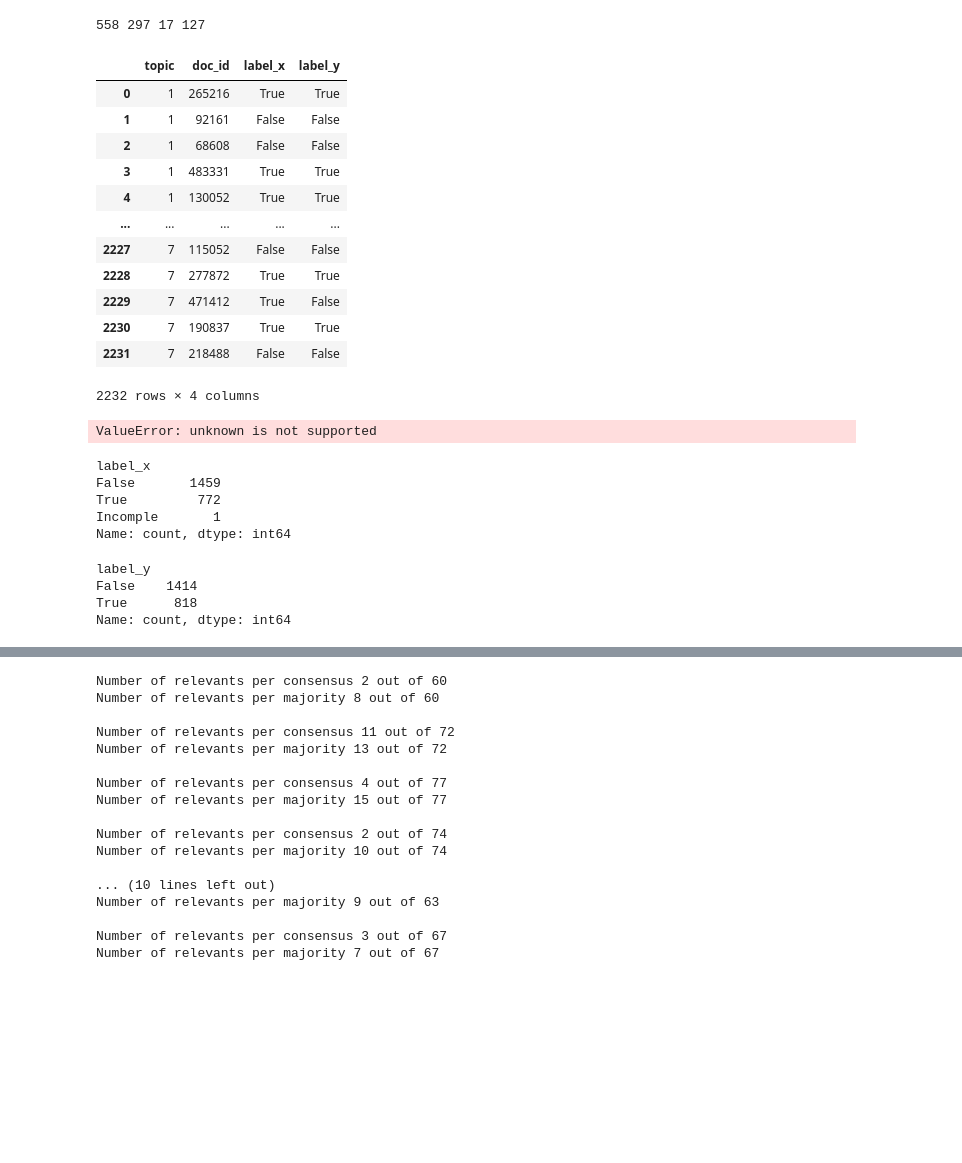
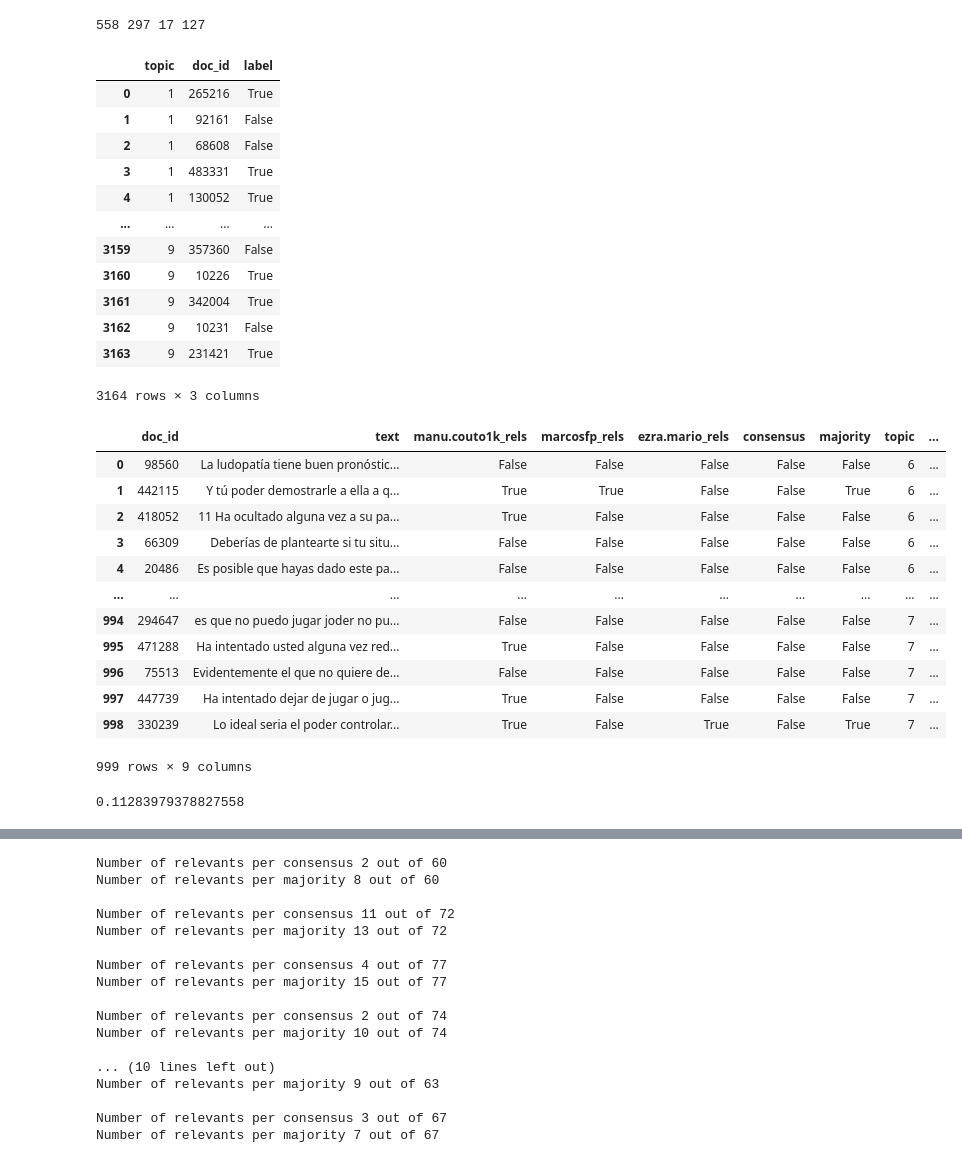
Before and after one commit to citiususc/ludosym, a Jupyter notebook: qrels-stats.ipynb, the cells around one changed output, grey strips where cells are left out. Saved outputs shown, nothing was run; the diff lists cells and outputs as text; code cells hidden in the pictures; blank space fills up the shorter version.

```diff
--- a/qrels-stats.ipynb
+++ b/qrels-stats.ipynb
@@ -184,40 +169,46 @@ import numpy as np
 gpt42 = pd.read_csv('./outputs/gpt-4-2.csv', names=["topic","doc_id", "label"])
 gpt42['label'] = np.where(gpt42['label']=="Relevante", True, gpt42['label'])
 gpt42['label'] = np.where(gpt42['label']=="No relevante", False, gpt42['label'])
+gpt42
+# %% [output]
+|  | topic | doc_id | label |
+| 0 | 1 | 265216 | True |
+| 1 | 1 | 92161 | False |
+| 2 | 1 | 68608 | False |
+| 3 | 1 | 483331 | True |
+| 4 | 1 | 130052 | True |
+| ... | ... | ... | ... |
+| 3159 | 9 | 357360 | False |
+| 3160 | 9 | 10226 | True |
+| 3161 | 9 | 342004 | True |
+| 3162 | 9 | 10231 | False |
+| 3163 | 9 | 231421 | True |
+3164 rows × 3 columns
-# %%
-gg = gpt42.merge(gpt4, how='left', on=["doc_id", "topic"])
-gg
-# %% [output]
-|  | topic | doc_id | label_x | label_y |
-| 0 | 1 | 265216 | True | True |
-| 1 | 1 | 92161 | False | False |
-| 2 | 1 | 68608 | False | False |
-| 3 | 1 | 483331 | True | True |
-| 4 | 1 | 130052 | True | True |
-| ... | ... | ... | ... | ... |
-| 2227 | 7 | 115052 | False | False |
-| 2228 | 7 | 277872 | True | True |
-| 2229 | 7 | 471412 | True | False |
-| 2230 | 7 | 190837 | True | True |
-| 2231 | 7 | 218488 | False | False |
-2232 rows × 4 columns
-# %%
-cohen_kappa_score(gg['label_x'].values, gg['label_y'].values)
-print("Acuerdo entre las dos versiones de GPT-4")
-# %% [output]
-ValueError: unknown is not supported
-# %%
-gg['label_x'].value_counts() #### nuevos, bajan levenemte el número de rels, otro prompt?
-# %% [output]
-label_x
-False       1459
-True         772
-Incomple       1
-Name: count, dtype: int64
-# %%
-gg['label_y'].value_counts() #### viejos
-# %% [output]
-label_y
-False    1414
-True      818
-Name: count, dtype: int64
+# %%
+final['doc_id'] = final['doc_id'].astype(int)
+final['topic'] = final['topic'].astype(int)
+gpt42['doc_id'] = gpt42['doc_id'].astype(int)
+gpt42['topic'] = gpt42['topic'].astype(int)
+final = final.merge(gpt42, how='left', on=["doc_id", "topic"])
+final["label"] = final["label"].astype(bool)
+final
+# %% [output]
+|  | doc_id | text | manu.couto1k_rels | marcosfp_rels | ezra.mario_rels | consensus | majority | topic | ... |
+| 0 | 98560 | La ludopatía tiene buen pronóstic... | False | False | False | False | False | 6 | ... |
+| 1 | 442115 | Y tú poder demostrarle a ella a q... | True | True | False | False | True | 6 | ... |
+| 2 | 418052 | 11 Ha ocultado alguna vez a su pa... | True | False | False | False | False | 6 | ... |
+| 3 | 66309 | Deberías de plantearte si tu situ... | False | False | False | False | False | 6 | ... |
+| 4 | 20486 | Es posible que hayas dado este pa... | False | False | False | False | False | 6 | ... |
+| ... | ... | ... | ... | ... | ... | ... | ... | ... | ... |
+| 994 | 294647 | es que no puedo jugar joder no pu... | False | False | False | False | False | 7 | ... |
+| 995 | 471288 | Ha intentado usted alguna vez red... | True | False | False | False | False | 7 | ... |
+| 996 | 75513 | Evidentemente el que no quiere de... | False | False | False | False | False | 7 | ... |
+| 997 | 447739 | Ha intentado dejar de jugar o jug... | True | False | False | False | False | 7 | ... |
+| 998 | 330239 | Lo ideal seria el poder controlar... | True | False | True | False | True | 7 | ... |
+999 rows × 9 columns
+# %%
+#### KAPPA CON LOS QRELS DE CONSENSUS
+
+cohen_kappa_score(final['label'].values, final['consensus'].values)
+# %% [output]
+0.11283979378827558
```
Also changed, not shown: parts of 14 cells of this notebook, 1 other file.
